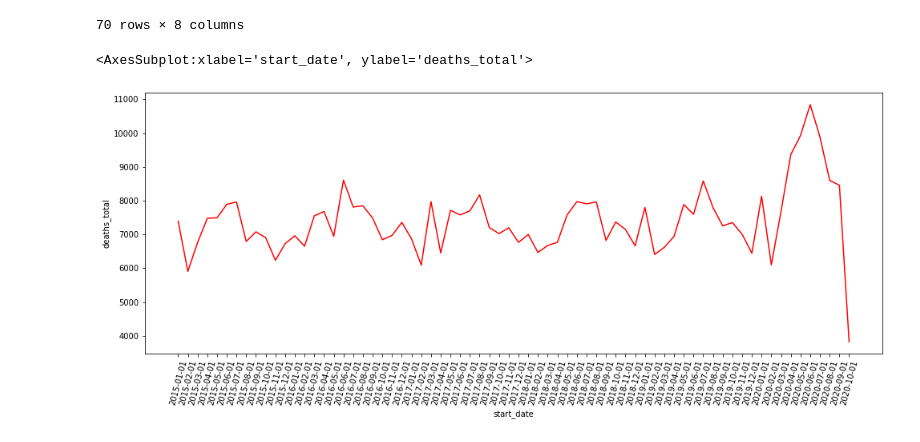
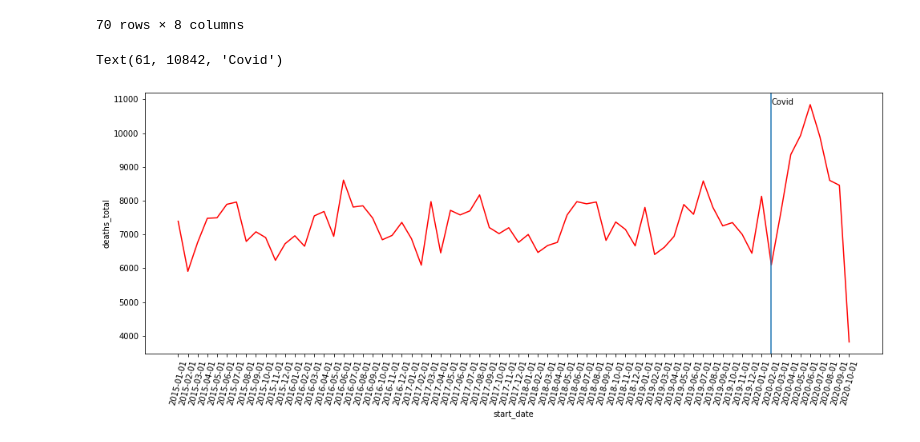
Before and after one commit to jcbritobr/covid-analysis, a Jupyter notebook: covid_analysis.ipynb, the cells around one changed output. Cells and saved outputs as stored; diff of their text form; code cells hidden in the pictures.

```diff
--- a/covid_analysis.ipynb
+++ b/covid_analysis.ipynb
@@ -121,7 +127,9 @@ sp_df
 # %%
 plt.figure(figsize=(16.5, 6))
 plt.xticks(rotation=75)
-sb.lineplot(data=sp_df, x="start_date", y="deaths_total", color="red")
+sp_line = sb.lineplot(data=sp_df, x="start_date", y="deaths_total", color="red")
+sp_line.axvline(len(sp_df["start_date"].index) -9, 0, max(sp_df["deaths_total"]))
+sp_line.text(x=len(sp_df["start_date"].index) -9, y=max(sp_df["deaths_total"]), s="Covid")
 # %% [output]
-<AxesSubplot:xlabel='start_date', ylabel='deaths_total'>
+Text(61, 10842, 'Covid')
-[figure, old version]
+[figure, new version]
```
Also changed, not shown: parts of 3 cells of this notebook.
